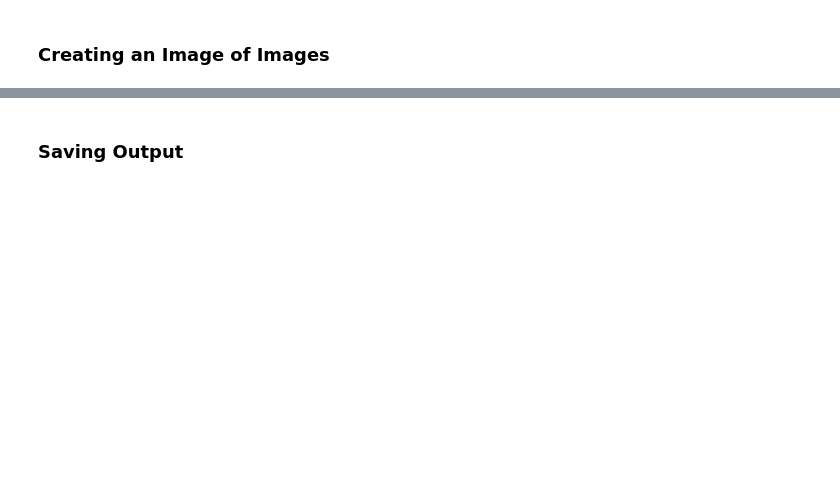
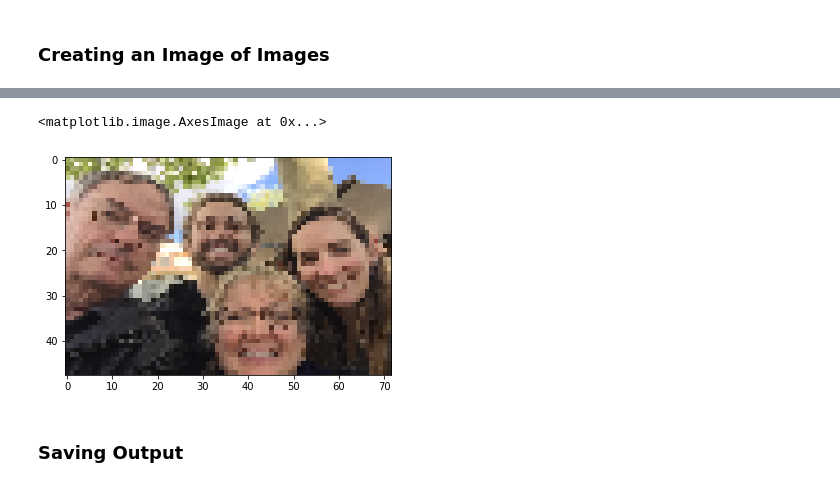
Before and after one commit to Buddhamon/Photo-Pixelate, a Jupyter notebook: source/Photo-Pixelate.ipynb, the cells around one changed output, grey strips where cells are left out. Saved outputs shown, nothing was run; the diff lists cells and outputs as text; code cells hidden in the pictures; blank space fills up the shorter version.

```diff
--- a/source/Photo-Pixelate.ipynb
+++ b/source/Photo-Pixelate.ipynb
@@ -317,3 +317,10 @@ Wall time: 6.61 s
+# %%
+pil_image = Image.open(target_path)
+pil_image = pil_image.resize((target_width, target_height))
+plt.imshow(pil_image)
+# %% [output]
+<matplotlib.image.AxesImage at 0x...>
+[figure, added]
 # %% [markdown]
 ### Saving Output
 # %%
```
Also changed, not shown: parts of 6 cells of this notebook.
